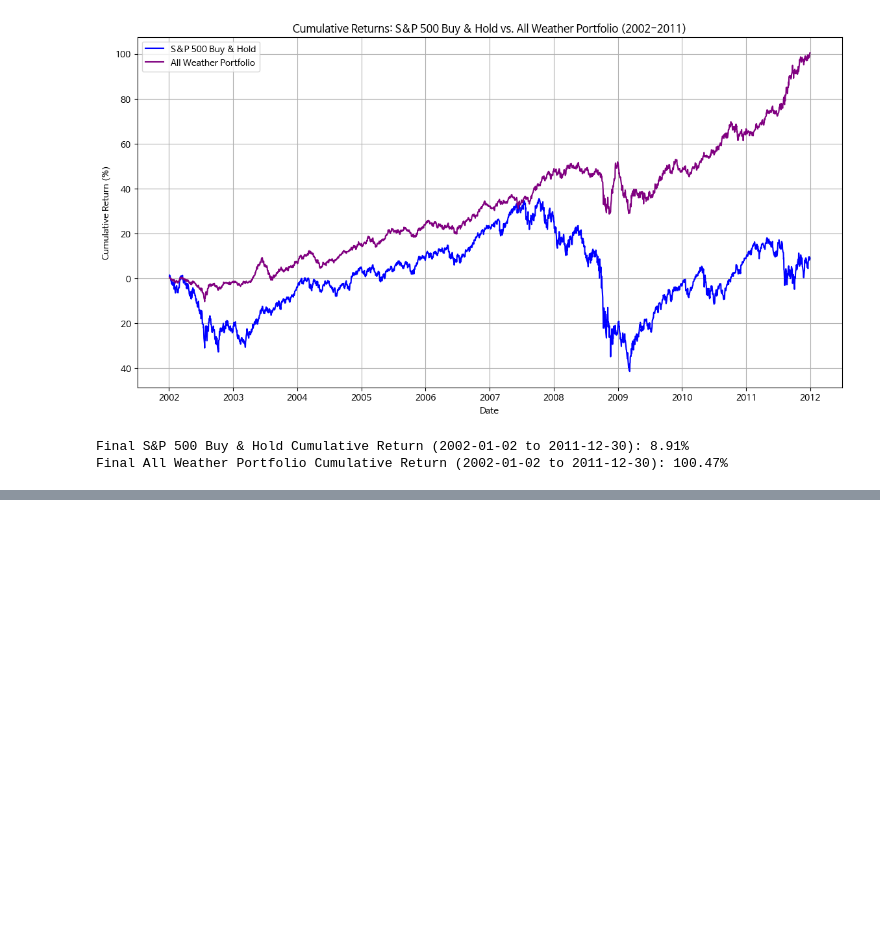
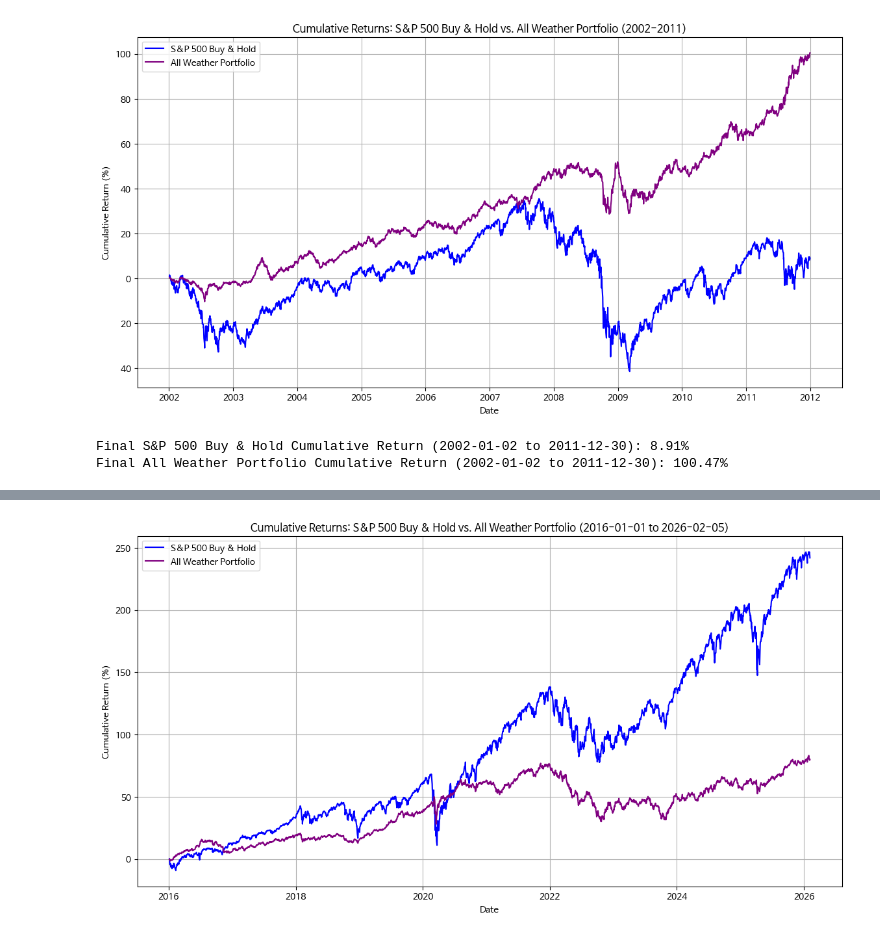
Before and after one commit to hr7git/Data-Analysis-with-Open-Source, a Jupyter notebook: 오픈소스_데이터_분석_15강.ipynb, the cells around one changed output, grey strips where cells are left out. Saved outputs shown, nothing was run; the diff lists cells and outputs as text; code cells hidden in the pictures; blank space fills up the shorter version.

```diff
--- a/오픈소스_데이터_분석_15강.ipynb
+++ b/오픈소스_데이터_분석_15강.ipynb
@@ -628,0 +604,79 @@ Analyze the performance of the All-Weather Portfolio (MA/RSI strategy) and the S
+# %%
+import matplotlib.pyplot as plt
+import pandas as pd
+import numpy as np
+import yfinance as yf
+import datetime
+
+print("\n--- Comparing strategies for 2016 to present ---\n")
+
+# Define the new time period
+new_start_date = datetime.datetime(2016, 1, 1)
+new_end_date = datetime.datetime.now() # Up to the most recent date
+
+# Download historical data for S&P 500 (df_new) for the new period
+ticker = '^GSPC'
+df_new = yf.download(ticker, start=new_start_date, end=new_end_date)
+df_new.columns = df_new.columns.droplevel(1)
+df_new['Returns'] = df_new['Close'].pct_change() # Re-calculate returns for the new period
+
+# Download historical data for each ticker for the new period
+gold_ticker = 'GLD'
+bonds_ticker = 'TLT'
+commodities_ticker = 'DBC'
+
+gld_df_new = yf.download(gold_ticker, start=new_start_date, end=new_end_date)
+tlt_df_new = yf.download(bonds_ticker, start=new_start_date, end=new_end_date)
+dbc_df_new = yf.download(commodities_ticker, start=new_start_date, end=new_end_date)
+
+# Simplify column names by removing the second level of MultiIndex
+gld_df_new.columns = gld_df_new.columns.droplevel(1)
+tlt_df_new.columns = tlt_df_new.columns.droplevel(1)
+dbc_df_new.columns = dbc_df_new.columns.droplevel(1)
+
+# Rename the 'Close' column in each DataFrame to be asset-specific
+df_sp500_new = df_new.rename(columns={'Close': 'SP500_Close'})[['SP500_Close']]
+gld_df_close_new = gld_df_new.rename(columns={'Close': 'GLD_Close'})[['GLD_Close']]
+tlt_df_close_new = tlt_df_new.rename(columns={'Close': 'TLT_Close'})[['TLT_Close']]
+dbc_df_close_new = dbc_df_new.rename(columns={'Close': 'DBC_Close'})[['DBC_Close']]
+
+# Merge all DataFrames into a single portfolio_df_new
+portfolio_df_new = pd.concat([df_sp500_new, gld_df_close_new, tlt_df_close_new, dbc_df_close_new], axis=1)
+portfolio_df_new = portfolio_df_new.ffill().bfill()
+
+# Calculate daily returns for each asset in the new portfolio
+portfolio_returns_new = portfolio_df_new.pct_change().dropna()
+
+# Define All Weather Portfolio weights (using the same weights as before)
+weights = {
+    'SP500_Close': 0.30,
+    'TLT_Close': 0.55,
+    'GLD_Close': 0.075,
+    'DBC_Close': 0.075
+}
+asset_weights = pd.Series(weights)
+
+# Calculate portfolio daily returns for the new period
+all_weather_portfolio_returns_new = (portfolio_returns_new * asset_weights).sum(axis=1)
+
+# 1. S&P 500 Buy & Hold Cumulative Returns for the new period
+sp500_buy_hold_returns_new = (1 + df_new['Returns']).cumprod() - 1
+
+# 2. All Weather Portfolio Cumulative Returns for the new period
+all_weather_cumulative_returns_new = (1 + all_weather_portfolio_returns_new).cumprod() - 1
+
+# Plotting the cumulative returns for the new period
+plt.figure(figsize=(14, 7))
+plt.plot(sp500_buy_hold_returns_new.index, sp500_buy_hold_returns_new * 100, label='S&P 500 Buy & Hold', color='blue')
+plt.plot(all_weather_cumulative_returns_new.index, all_weather_cumulative_returns_new * 100, label='All Weather Portfolio', color='purple')
+
+plt.xlabel('Date')
+plt.ylabel('Cumulative Return (%)')
+plt.title(f'Cumulative Returns: S&P 500 Buy & Hold vs. All Weather Portfolio ({new_start_date.strftime('%Y-%m-%d')} to {new_end_date.strftime('%Y-%m-%d')[:10]})')
+plt.legend()
+plt.grid(True)
+plt.show()
+
+print(f"\nFinal S&P 500 Buy & Hold Cumulative Return ({new_start_date.strftime('%Y-%m-%d')} to {new_end_date.strftime('%Y-%m-%d')[:10]}): {sp500_buy_hold_returns_new.iloc[-1] * 100:.2f}%")
+print(f"Final All Weather Portfolio Cumulative Return ({new_start_date.strftime('%Y-%m-%d')} to {new_end_date.strftime('%Y-%m-%d')[:10]}): {all_weather_cumulative_returns_new.iloc[-1] * 100:.2f}%")
+# %% [output]
@@ -628,0 +688 @@ Analyze the performance of the All-Weather Portfolio (MA/RSI strategy) and the S
+[figure, added]
```
Also changed, not shown: parts of 5 cells of this notebook.
